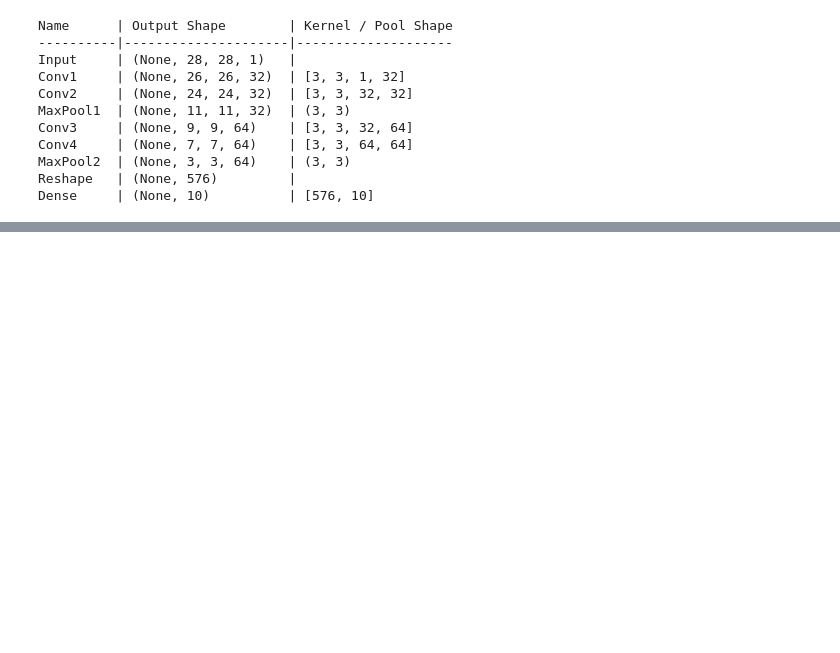
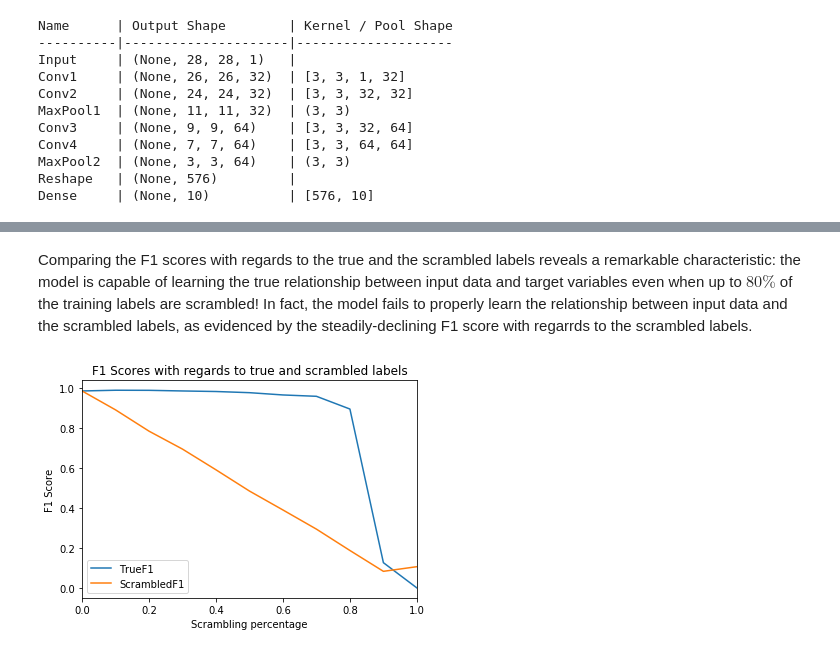
Before and after one commit to DragonDuck/LearningWithNoisyLabels, a Jupyter notebook: NoisyLabels.ipynb, the cells around one changed output, grey strips where cells are left out. Saved outputs shown, nothing was run; the diff lists cells and outputs as text; code cells hidden in the pictures; blank space fills up the shorter version.

```diff
--- a/NoisyLabels.ipynb
+++ b/NoisyLabels.ipynb
@@ -19,7 +27,7 @@ To showcase the effects of noisy labels, I will use the [MNIST handwritten digit
 # %%
 with h5py.File("MNIST.h5", "r") as h5handle:
     images = h5handle["images"][()]
-    labels = h5handle["labels"][()].astype(np.str)
+    labels = h5handle["labels"][()]
 # %% [markdown]
 The images are stored as a 4D array (Tensorflow format: batch size, width, height, number of channels) and the labels are a simple 1D array.
 # %%
@@ -200,4 +213,0 @@ keras.utils.to_categorical(dummy_labels)
-# %%
-scrambled_labels = scramble_labels(dummy_labels, 0.5)
-print(scrambled_labels)
-keras.utils.to_categorical(scrambled_labels)
@@ -203,0 +269,16 @@ keras.utils.to_categorical(scrambled_labels)
+# %%
+results = pd.DataFrame(
+    data={
+        "TrueF1": f1scores_real,
+        "ScrambledF1": f1scores_scrambled},
+    index=np.round(percentages, 2))
+results.index.name = "Percentages"
+results.to_csv("F1Scores.csv")
+# %% [markdown]
+Comparing the F1 scores with regards to the true and the scrambled labels reveals a remarkable characteristic: the model is capable of learning the true relationship between input data and target variables even when up to $80\%$ of the training labels are scrambled! In fact, the model fails to properly learn the relationship between input data and the scrambled labels, as evidenced by the steadily-declining F1 score with regarrds to the scrambled labels.
+# %%
+ax = results.plot(title="F1 Scores with regards to true and scrambled labels")
+ax.set_xlabel("Scrambling percentage");
+ax.set_ylabel("F1 Score");
+# %% [output]
+[figure, added]
```
Also changed, not shown: parts of 14 cells of this notebook, 24 other files.
